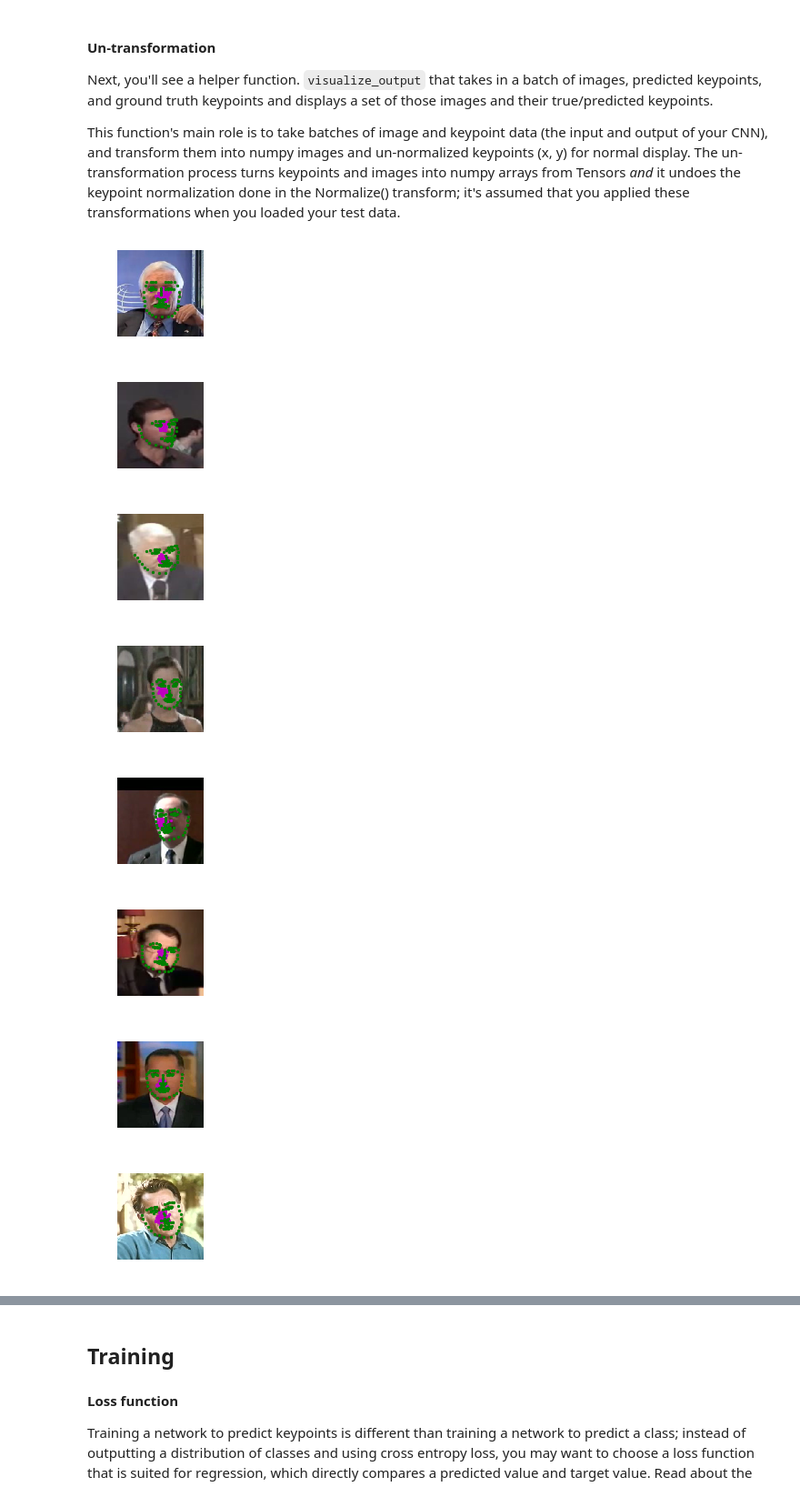
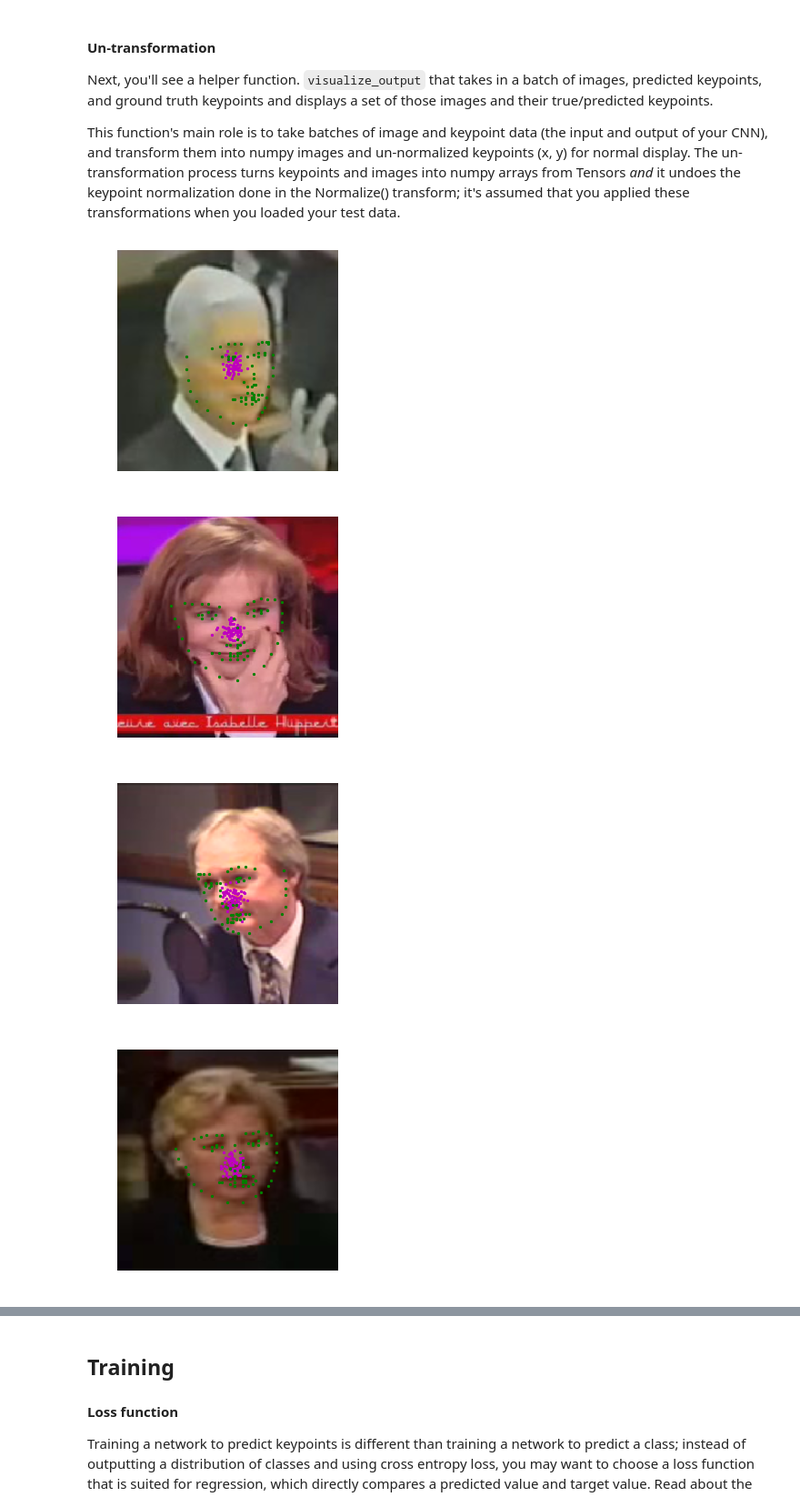
Before and after one commit to koulakis/computer-vision, a Jupyter notebook: facial-keypoints/2. Define the Network Architecture.ipynb, the cells around one changed output, grey strips where cells are left out. Shown at 91% size. Drawn from its saved outputs; the diff is of its cells as text; code cells hidden in the pictures.

```diff
--- a/facial-keypoints/2. Define the Network Architecture.ipynb
+++ b/facial-keypoints/2. Define the Network Architecture.ipynb
@@ -119,7 +115,8 @@ import torch.nn.functional as F
 # one example conv layer has been provided for you
 from models import Net
 
-DEVICE = "cuda"
+# DEVICE = "cuda"
+DEVICE = "cpu"
 
 net = Net().to(DEVICE)
 print(net)
@@ -227,8 +185,8 @@ data_transform = transforms.Compose([
 assert(data_transform is not None), 'Define a data_transform'
 # %%
 # create the transformed dataset
-transformed_dataset = FacialKeypointsDataset(csv_file='./data/training_frames_keypoints.csv',
-                                             root_dir='./data/training/',
+transformed_dataset = FacialKeypointsDataset(csv_file='/data/training_frames_keypoints.csv',
+                                             root_dir='/data/training/',
                                              transform=data_transform)
 
 
@@ -276,12 +234,12 @@ To visualize this test data, we have to go through some un-transformation steps
 # AND apply the data_transform you defined above
 
 # create the test dataset
-test_dataset = FacialKeypointsDataset(csv_file='./data/test_frames_keypoints.csv',
-                                             root_dir='./data/test/',
+test_dataset = FacialKeypointsDataset(csv_file='/data/test_frames_keypoints.csv',
+                                             root_dir='/data/test/',
                                              transform=data_transform)
 # %%
 # load test data in batches
-batch_size = 16
+batch_size = 4
 
 test_loader = DataLoader(test_dataset,
                           batch_size=batch_size,
@@ -367,39 +325,35 @@ def visualize_output(test_images, test_outputs, gt_pts=None, batch_size=10):
     for i in range(batch_size):
         plt.figure(figsize=(20,10))
         ax = plt.subplot(1, batch_size, i+1)
 
         # un-transform the image data
         image = test_images[i].data   # get the image from it's Variable wrapper
         image = image.numpy()   # convert to numpy array from a Tensor
         image = np.transpose(image, (1, 2, 0))   # transpose to go from torch to numpy image
 
         # un-transform the predicted key_pts data
         predicted_key_pts = test_outputs[i].data
         predicted_key_pts = predicted_key_pts.cpu().numpy()
         # undo normalization of keypoints
         predicted_key_pts = predicted_key_pts*std+mean
 
         # plot ground truth points for comparison, if they exist
         ground_truth_pts = None
         if gt_pts is not None:
             ground_truth_pts = gt_pts[i]
             ground_truth_pts = ground_truth_pts*std+mean
 
         # call show_all_keypoints
         show_all_keypoints(np.squeeze(image), predicted_key_pts, ground_truth_pts.cpu())
 
         plt.axis('off')
 
     plt.show()
 
 # call it
-visualize_output(test_images, test_outputs, gt_pts)
+visualize_output(test_images, test_outputs, gt_pts, batch_size=4)
 # %% [output]
-[figure, old version]
+[figure, new version]
-[figure, old version]
+[figure, new version]
-[figure, old version]
+[figure, new version]
-[figure, old version]
+[figure, new version]
-[figure, removed]
-[figure, removed]
-[figure, removed]
-[figure, removed]
```
Also changed, not shown: parts of 27 cells of this notebook.
